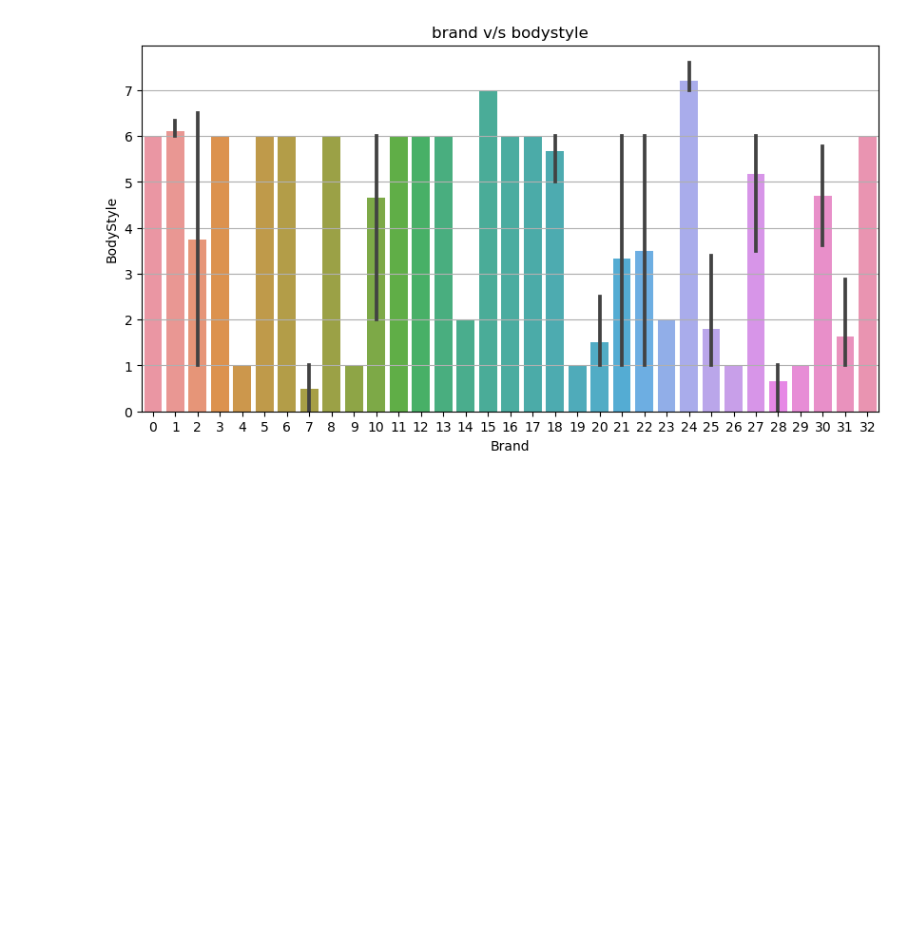
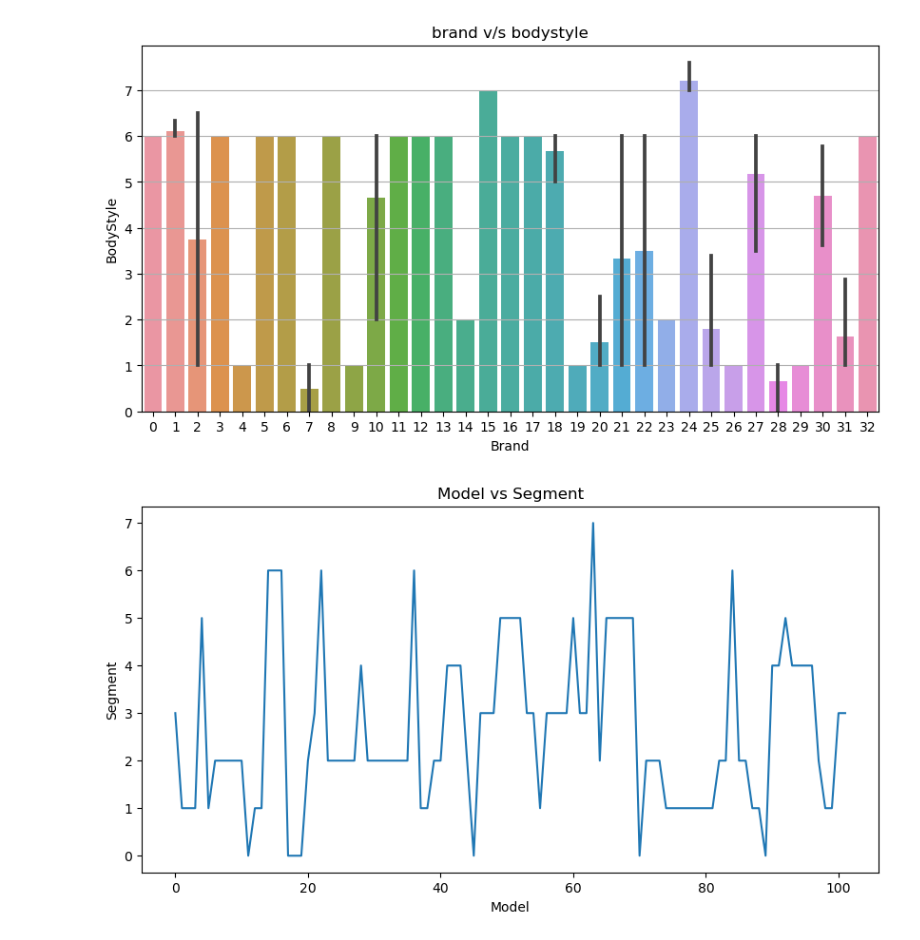
Before and after one commit to rohith4088/EV_SEGMENTATION, a Jupyter notebook: ev_segmentation.ipynb, the cells around one changed output. Cells and saved outputs as stored; diff of their text form; code cells hidden in the pictures; blank space fills up the shorter version.

```diff
--- a/ev_segmentation.ipynb
+++ b/ev_segmentation.ipynb
@@ -257,3 +259,11 @@ plt.title("brand v/s bodystyle")
 plt.show()
 # %% [output]
 [figure]
+# %%
+#model v/s segment
+plt.figure(figsize=(10,5))
+sns.lineplot(x = 'Model',y = 'Segment',data =df)
+plt.title('Model vs Segment')
+plt.show()
+# %% [output]
+[figure, added]
```
Also changed, not shown: parts of 7 cells of this notebook.
